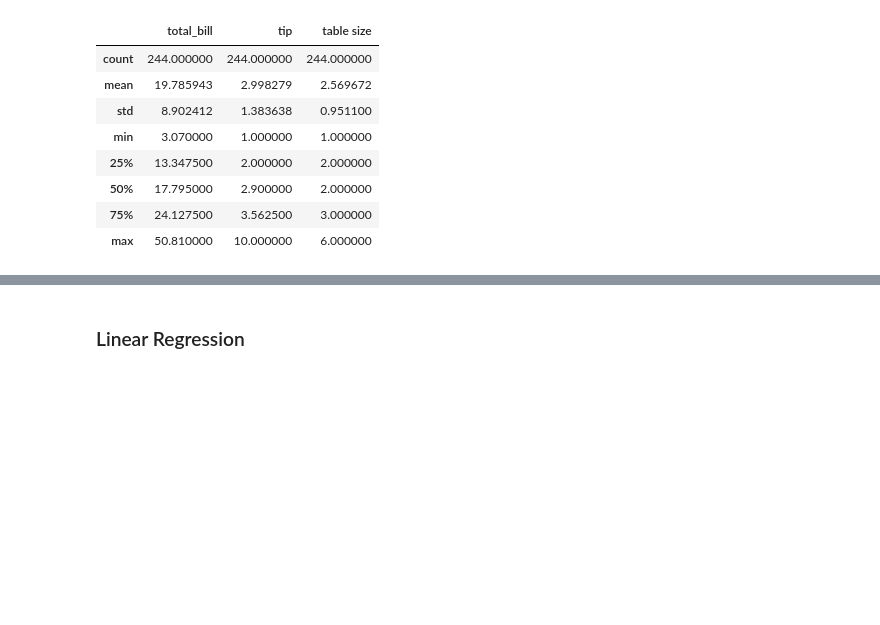
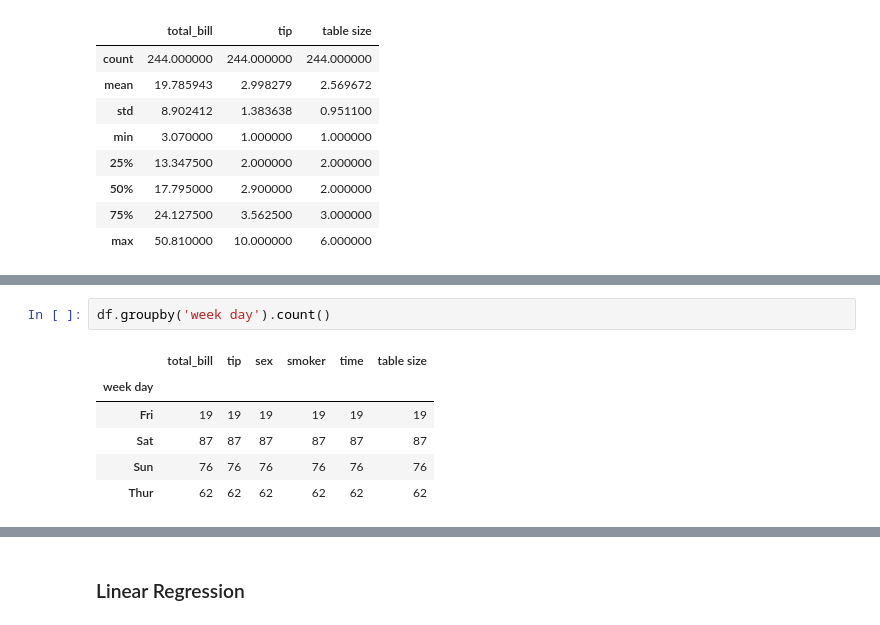
Before and after one commit to Slawak1/GMIT-FDA_Assesment_2019, a Jupyter notebook: gmit_fda_assesment_2019.ipynb, the cells around one changed output, grey strips where cells are left out. Saved outputs shown, nothing was run; the diff lists cells and outputs as text; blank space fills up the shorter version.

```diff
--- a/gmit_fda_assesment_2019.ipynb
+++ b/gmit_fda_assesment_2019.ipynb
@@ -164,0 +178,9 @@ ax = sns.scatterplot(x="total_bill", y="tip", data=df )
+# %%
+df.groupby('week day').count()
+# %% [output]
+|  | total_bill | tip | sex | smoker | time | table size |
+| week day |  |  |  |  |  |  |
+| Fri | 19 | 19 | 19 | 19 | 19 | 19 |
+| Sat | 87 | 87 | 87 | 87 | 87 | 87 |
+| Sun | 76 | 76 | 76 | 76 | 76 | 76 |
+| Thur | 62 | 62 | 62 | 62 | 62 | 62 |
```
Also changed, not shown: parts of 11 cells of this notebook.
